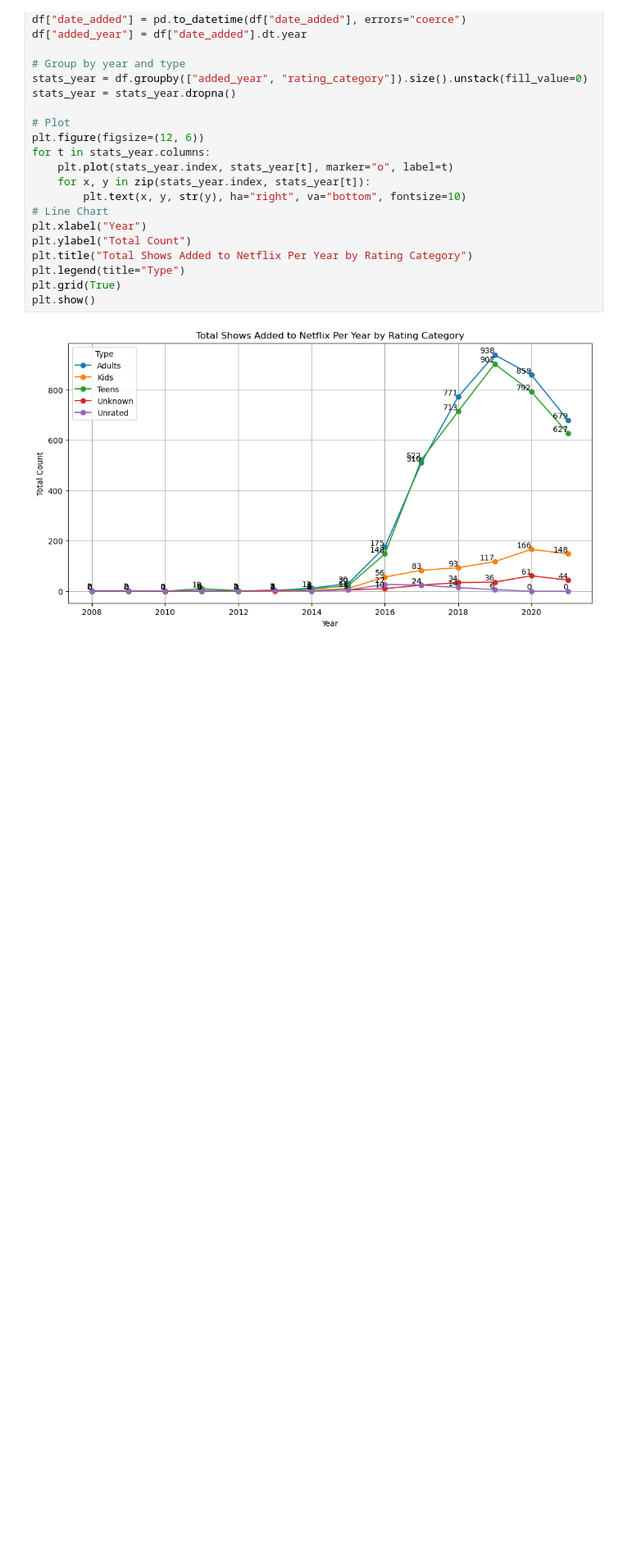
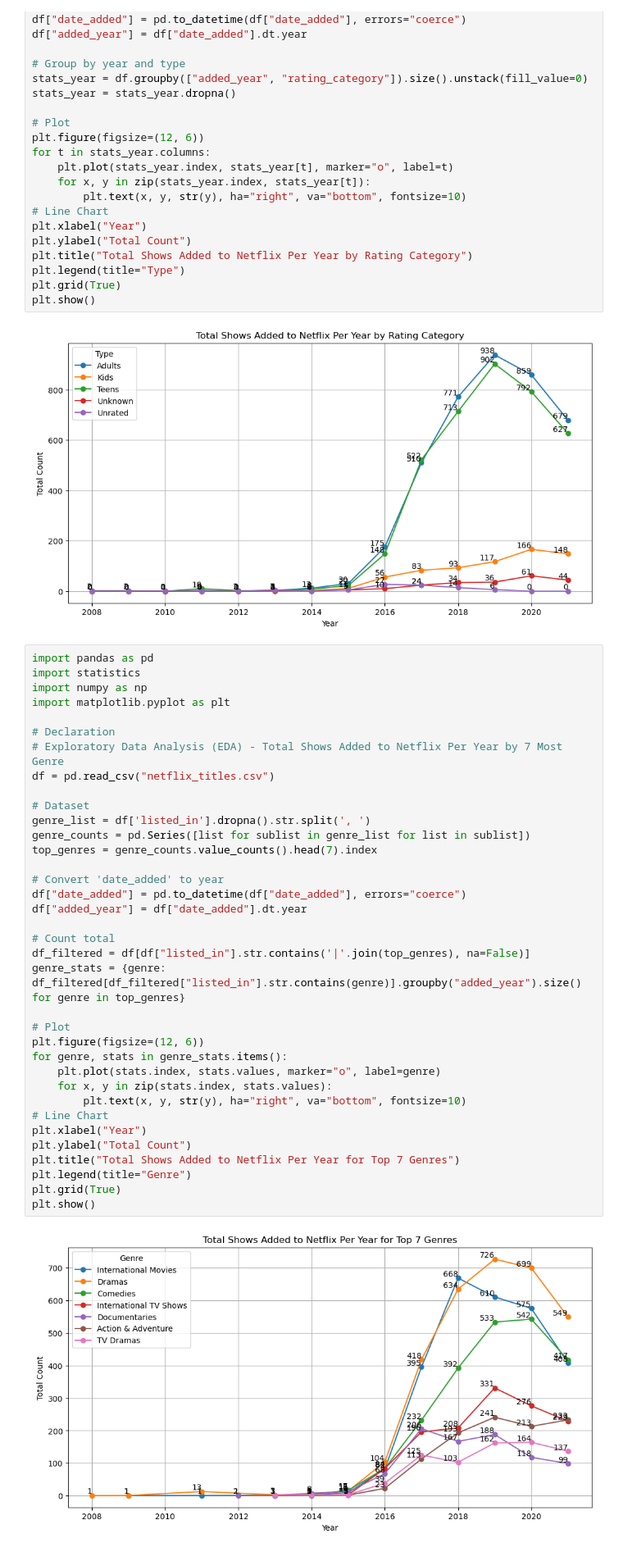
Before and after one commit to FlazeFy2/DS-Netflix_Movies_and_TV_Shows, a Jupyter notebook: exploratory data analysis-line.ipynb, the cells around one changed output. Shown at 82% size. Cells and saved outputs as stored; diff of their text form; blank space fills up the shorter version.

Commit message:
[DS] Exploratory Data Analysis (EDA) - Total Shows Added to Netflix Per Year by 7 Most Genre

```diff
--- a/exploratory data analysis-line.ipynb
+++ b/exploratory data analysis-line.ipynb
@@ -107,3 +107,41 @@ plt.grid(True)
 plt.show()
 # %% [output]
 [figure]
+# %%
+import pandas as pd
+import statistics
+import numpy as np
+import matplotlib.pyplot as plt
+
+# Declaration
+# Exploratory Data Analysis (EDA) - Total Shows Added to Netflix Per Year by 7 Most Genre
+df = pd.read_csv("netflix_titles.csv")
+
+# Dataset
+genre_list = df['listed_in'].dropna().str.split(', ')
+genre_counts = pd.Series([list for sublist in genre_list for list in sublist])
+top_genres = genre_counts.value_counts().head(7).index
+
+# Convert 'date_added' to year
+df["date_added"] = pd.to_datetime(df["date_added"], errors="coerce")
+df["added_year"] = df["date_added"].dt.year
+
+# Count total
+df_filtered = df[df["listed_in"].str.contains('|'.join(top_genres), na=False)]
+genre_stats = {genre: df_filtered[df_filtered["listed_in"].str.contains(genre)].groupby("added_year").size() for genre in top_genres}
+
+# Plot
+plt.figure(figsize=(12, 6))
+for genre, stats in genre_stats.items():
+    plt.plot(stats.index, stats.values, marker="o", label=genre)
+    for x, y in zip(stats.index, stats.values):
+        plt.text(x, y, str(y), ha="right", va="bottom", fontsize=10)
+# Line Chart
+plt.xlabel("Year")
+plt.ylabel("Total Count")
+plt.title("Total Shows Added to Netflix Per Year for Top 7 Genres")
+plt.legend(title="Genre")
+plt.grid(True)
+plt.show()
+# %% [output]
+[figure, added]
```
